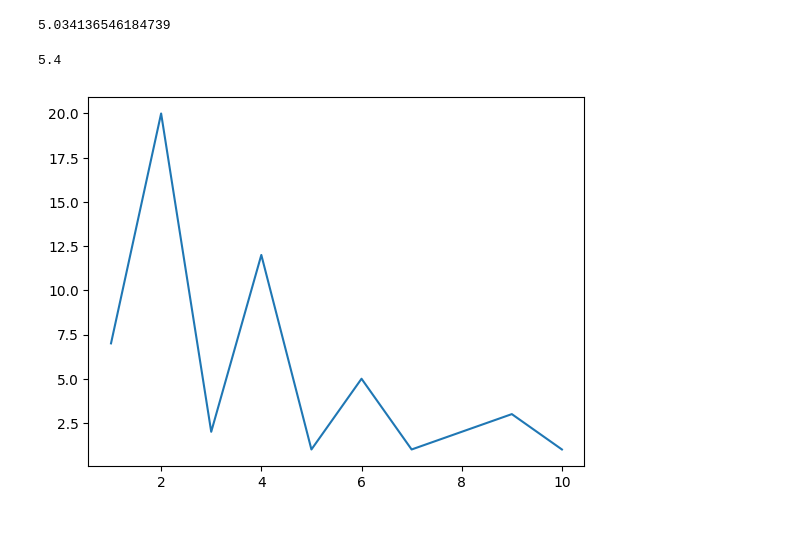
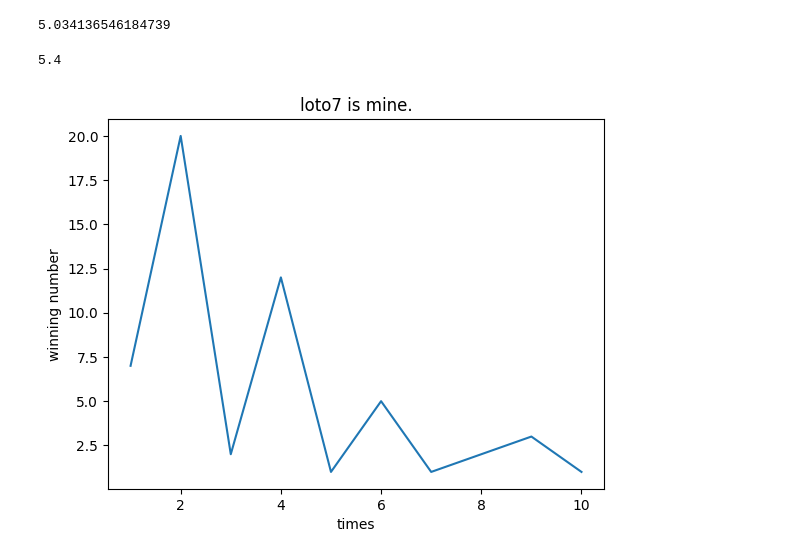
Before and after one commit to Kon-y/python_billion, a Jupyter notebook: excel_to_data.ipynb, the cells around one changed output. Saved outputs shown, nothing was run; the diff lists cells and outputs as text; code cells hidden in the pictures; blank space fills up the shorter version.

```diff
--- a/excel_to_data.ipynb
+++ b/excel_to_data.ipynb
@@ -65,28 +65,31 @@ sum_no1 / last_row
 # %%
 # ライブラリのインポート
 import matplotlib.pyplot as plt # データを効率的に操作するためのライブラリ
 import numpy as np              # グラフを簡単に書くライブラリ
 
 # [important]:1-10の法則性を見つけ11の値が算出できるか。
 count = 1
 sum_no1 = 0
 
 while count <= 10:
     no1_val = (win_numbers['win_num' + str(count)]['no1'])
     sum_no1 = sum_no1 + no1_val
     count += 1
 
 # 1-10の平均値（result=5.4）
 print(sum_no1 / 10)
 
 # win_num11のwinningnumberは11
+plt.title("loto7 is mine.")           # タイトル
 y = np.array([7,20,2,12,1,5,1,2,3,1]) # win_num1-10までのwinningnumvber
 x = np.array([1,2,3,4,5,6,7,8,9,10])
+plt.ylabel("winning number")          # 縦のタイトル
+plt.xlabel("times")                   # 横のタイトル
 plt.plot(x, y)
 plt.show()
 # %% [output]
 5.4
-[figure, old version]
+[figure, new version]
 # %%
 # no2の平均値
 count = 1
```
